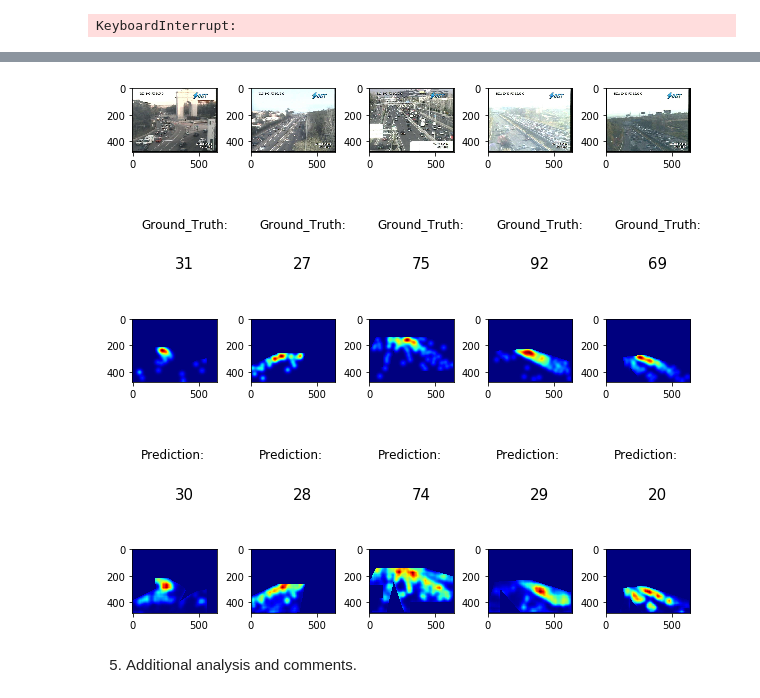
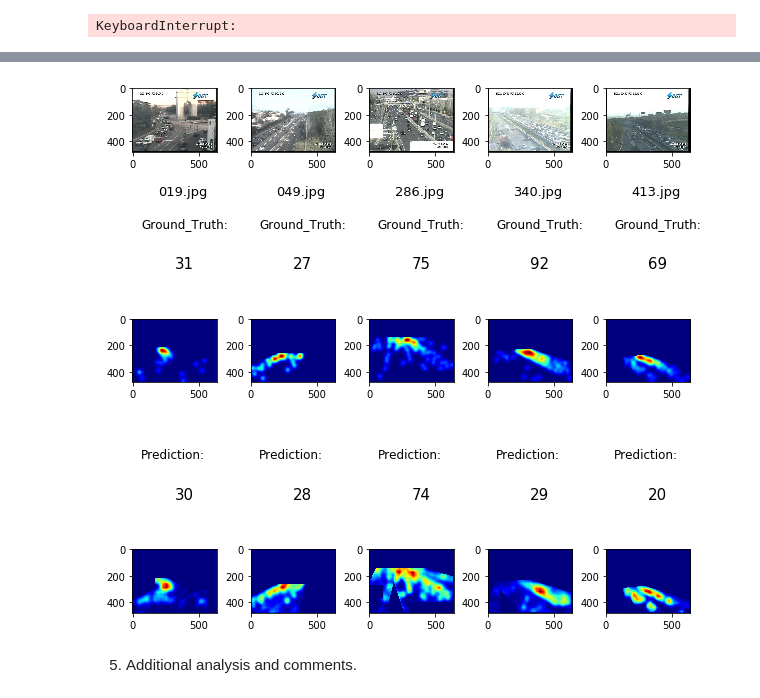
Before and after one commit to jorgealcubilla/TFM_DataScience, a Jupyter notebook: iii_model_test.ipynb, the cells around one changed output, grey strips where cells are left out. Cells and saved outputs as stored; diff of their text form; code cells hidden in the pictures.

```diff
--- a/iii_model_test.ipynb
+++ b/iii_model_test.ipynb
@@ -1005,34 +989,35 @@ sample_df
 #fig = plt.figure()
 #fig.subplots_adjust(hspace=0.05, wspace=0.4)
 fig = plt.figure(figsize=(10,10))
 fig.subplots_adjust(hspace=0.4, wspace=0.4)
 
 for i in range(5):
     ax = fig.add_subplot(5, 5, i+1)
     ax.imshow(Image.open(sample_df['im_path'][i]))
 
 for i in range(5):
     ax = fig.add_subplot(5, 5, i+6)
     ax.axis('off')
+    ax.text(0.3, 0.99, sample_df['im_path'][i][-7:], fontsize=13)
     ax.text(0.5, 0.1, int(sample_df['ntrue'][i]), fontsize=15)
     ax.text(0.1, 0.6, "Ground_Truth:", fontsize=12)
 
 for i in range(5):
     ax = fig.add_subplot(5, 5, i+11)
     ax.imshow(sample_df['dens_im'][i],cmap=CM.jet)
 
 
 for i in range(5):
     ax = fig.add_subplot(5, 5, i+16)
     ax.axis('off')
     ax.text(0.5, 0.1, int(sample_df['npred'][i]), fontsize=15)
     ax.text(0.1, 0.6, "Prediction:", fontsize=12)
 
 for i in range(5):
     ax = fig.add_subplot(5, 5, i+21)
     ax.imshow(sample_df['resImg'][i],cmap=CM.jet)
 # %% [output]
-[figure, old version]
+[figure, new version]
 # %% [markdown]
 5) Additional analysis and comments.
 # %% [markdown]
```
Also changed, not shown: parts of 16 cells of this notebook.
